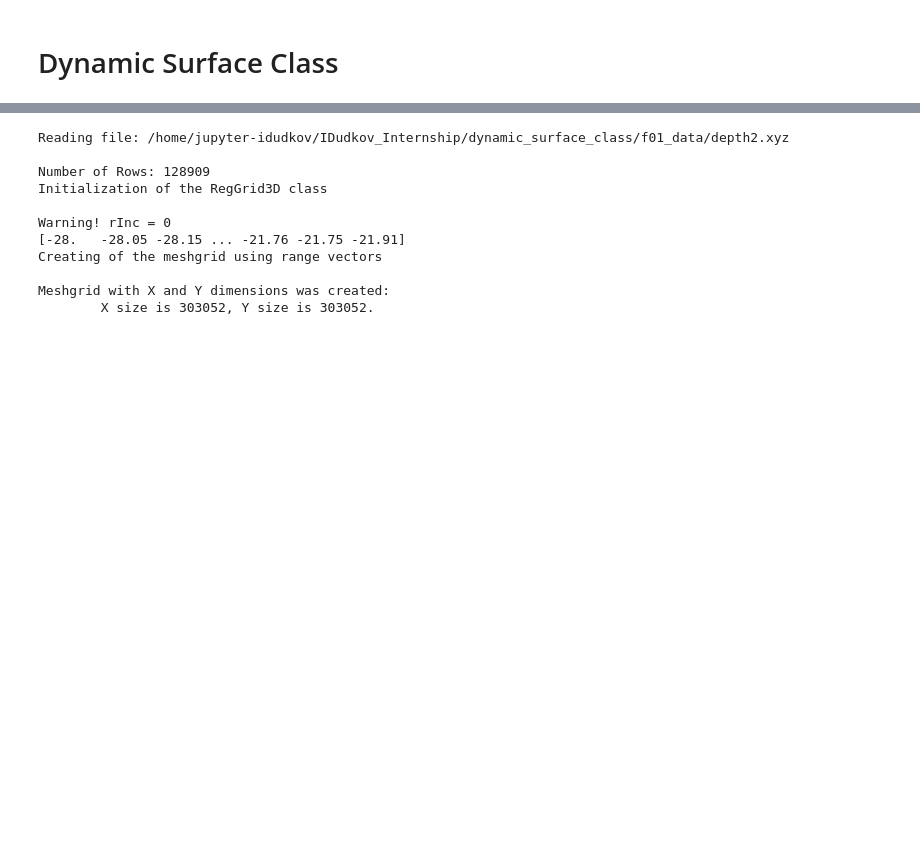
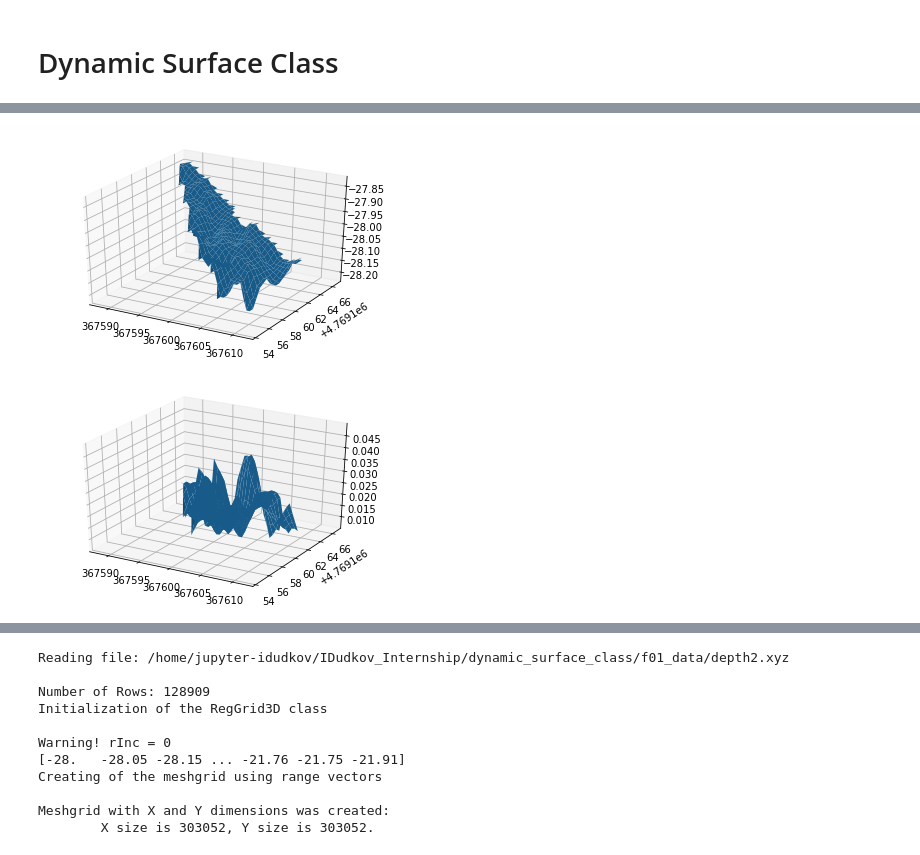
Before and after one commit to ivandudkov/dynamic-surface-class, a Jupyter notebook: dynamic_surface_class.ipynb, the cells around one changed output, grey strips where cells are left out. Drawn from its saved outputs; the diff is of its cells as text; code cells hidden in the pictures; blank space fills up the shorter version.

```diff
--- a/dynamic_surface_class.ipynb
+++ b/dynamic_surface_class.ipynb
@@ -700,0 +702,4 @@ Number of Rows: 10
+# %%
+b = RegGrid3D(0.5,1)
+b.Create(xyz_array[0,0:100], xyz_array[1,0:100], xyz_array[2,0:100])
+b.FilterSD(5)
@@ -701,3 +726,8 @@ Number of Rows: 10
+# %%
+b.Plot()
+# %% [output]
+[figure, added]
+[figure, added]
 # %%
 b = RegGrid3D(0.5,1)
 b.Create(xyz_array[0,6:], xyz_array[1,6:], xyz_array[2,6:])
```
Also changed, not shown: parts of 17 cells of this notebook.
